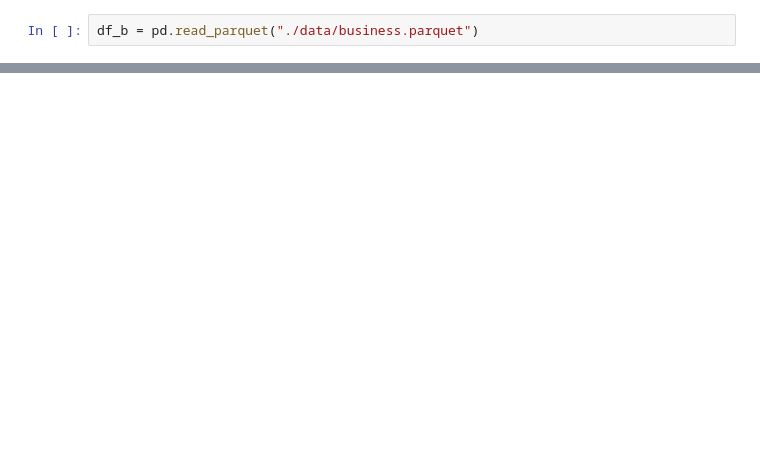
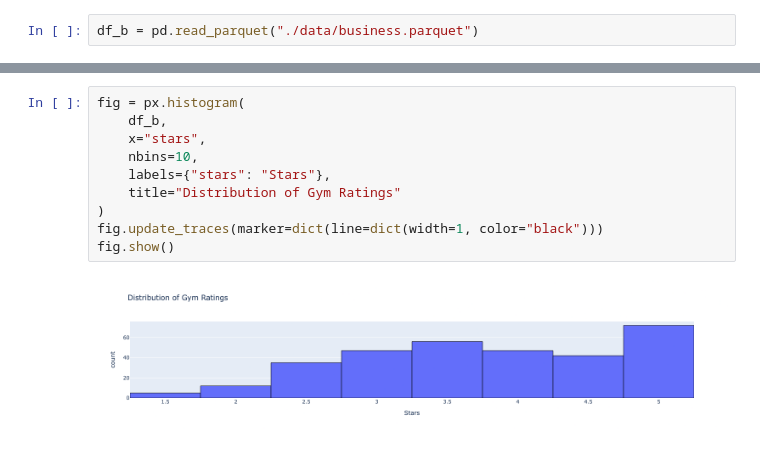
Before and after one commit to SebasJacome/fl-gyms-bi, a Jupyter notebook: data_understanding.ipynb, the cells around one changed output, grey strips where cells are left out. Saved outputs shown, nothing was run; the diff lists cells and outputs as text; blank space fills up the shorter version.

```diff
--- a/data_understanding.ipynb
+++ b/data_understanding.ipynb
@@ -33,0 +105,12 @@ df_b.shape
+# %%
+fig = px.histogram(
+    df_b,
+    x="stars",
+    nbins=10,
+    labels={"stars": "Stars"},
+    title="Distribution of Gym Ratings"
+)
+fig.update_traces(marker=dict(line=dict(width=1, color="black")))
+fig.show()
+# %% [output]
+[figure, added]
```
Also changed, not shown: parts of 13 cells of this notebook, 2 other files.
